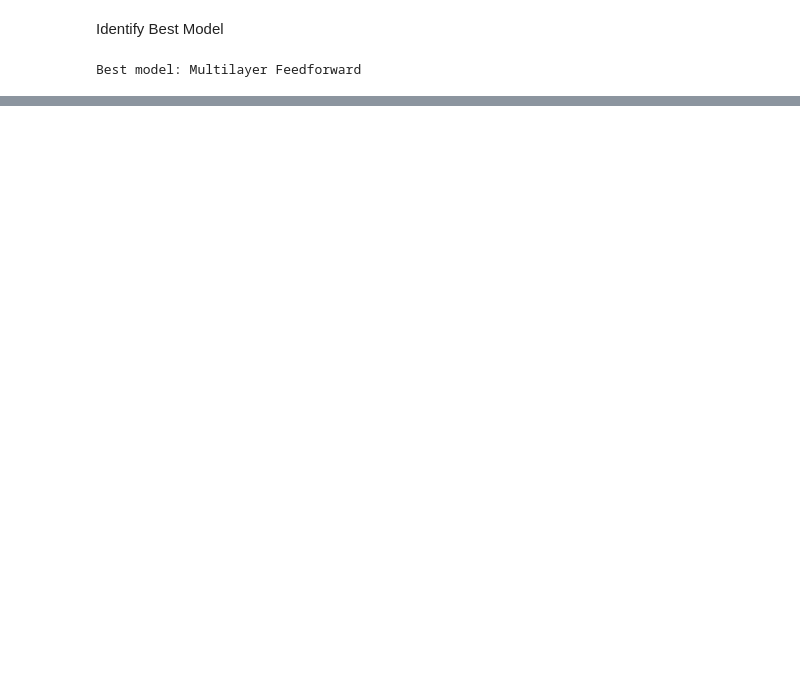
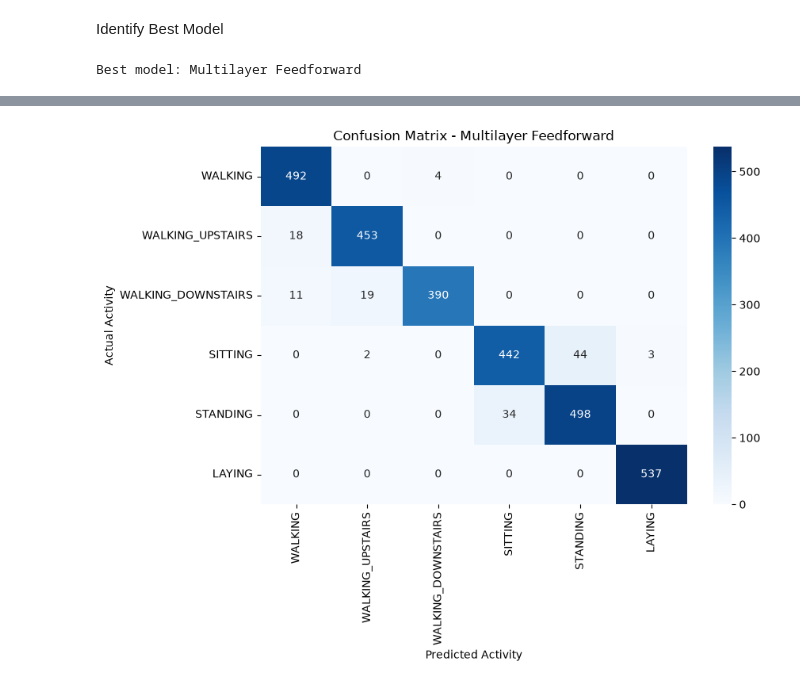
Before and after one commit to Ridzz110/Human-activity-recognition-DL, a Jupyter notebook: HAR-Project.ipynb, the cells around one changed output, grey strips where cells are left out. Cells and saved outputs as stored; diff of their text form; code cells hidden in the pictures; blank space fills up the shorter version.

Commit message:
adding CM for the best model

```diff
--- a/HAR-Project.ipynb
+++ b/HAR-Project.ipynb
@@ -1055,0 +1083,25 @@ plt.show()
+# %%
+cm = confusion_matrix(
+    y_test_encoded,
+    best_predictions
+)
+
+plt.figure(figsize=(9, 7))
+
+sns.heatmap(
+    cm,
+    annot=True,
+    fmt="d",
+    cmap="Blues",
+    xticklabels=activity_labels["activity"],
+    yticklabels=activity_labels["activity"]
+)
+
+plt.xlabel("Predicted Activity")
+plt.ylabel("Actual Activity")
+plt.title(f"Confusion Matrix - {best_model_name}")
+
+plt.tight_layout()
+plt.show()
+# %% [output]
+[figure, added]
```
Also changed, not shown: parts of 18 cells of this notebook.
